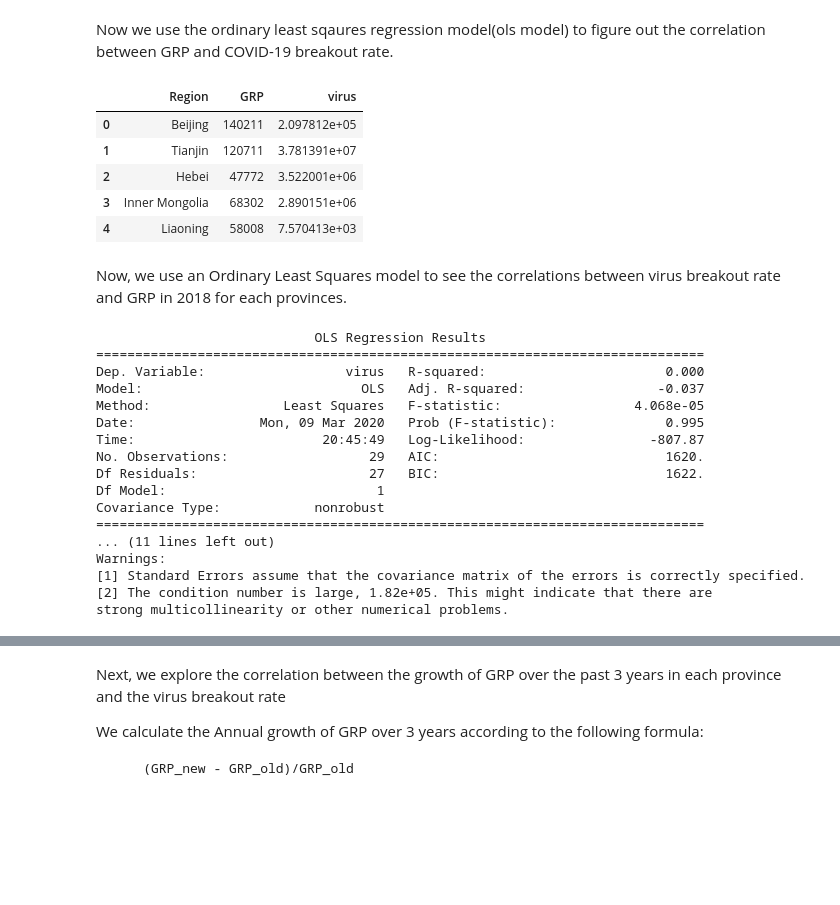
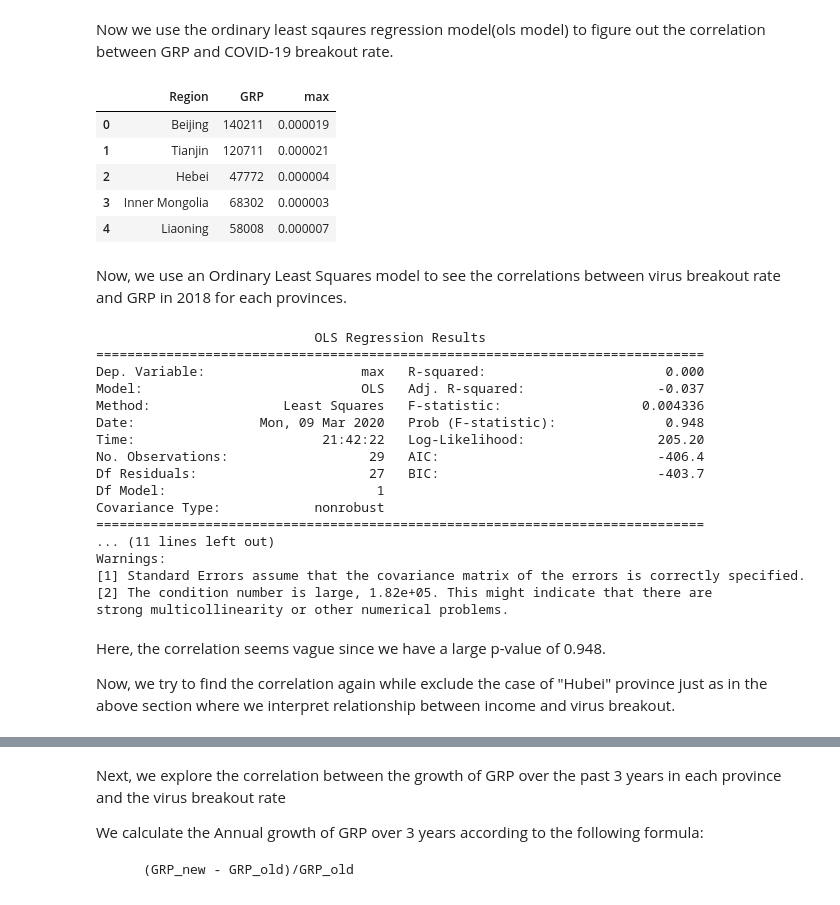
Before and after one commit to Alphaaaaabet/Regional-Economic-Status-and-COVID-19-Spread-Speed-in-China, a Jupyter notebook: FinalProject_group044.ipynb, the cells around one changed output, grey strips where cells are left out. Cells and saved outputs as stored; diff of their text form; code cells hidden in the pictures; blank space fills up the shorter version.

Commit message:
modified analyses on GRP vs. virus

```diff
--- a/FinalProject_group044.ipynb
+++ b/FinalProject_group044.ipynb
@@ -680,26 +632,26 @@ Now we use the ordinary least sqaures regression model(ols model) to figure out
 # %%
 #single out the GRP in 2018 for each province
 GRP_2018 = GRP[GRP.columns[:2]]
-#single out the virus breakout rate data that we're interested in
-virus = df[['Region','CAGR']]
+#rename max_infection_percentage's region column for later merge
+max_infection_percentage_1 = max_infection_percentage.rename(columns = {'Province/Region/City':'Region'})
 #merge virus breakout rate data with GRP dataframe by province
-GRP_virus = pd.merge(GRP_2018, virus, on = 'Region')
+GRP_virus = pd.merge(GRP_2018, max_infection_percentage_1, on = 'Region')
 #rename the columns to be more meaningful and easier for further analyses
 GRP_virus = GRP_virus.rename(columns = {'2018':'GRP'})
 GRP_virus = GRP_virus.rename(columns = {'CAGR':'virus'})
 GRP_virus.head()
 # %% [output]
-|  | Region | GRP | virus |
-| 0 | Beijing | 140211 | 2.097812e+05 |
-| 1 | Tianjin | 120711 | 3.781391e+07 |
-| 2 | Hebei | 47772 | 3.522001e+06 |
-| 3 | Inner Mongolia | 68302 | 2.890151e+06 |
-| 4 | Liaoning | 58008 | 7.570413e+03 |
+|  | Region | GRP | max |
+| 0 | Beijing | 140211 | 0.000019 |
+| 1 | Tianjin | 120711 | 0.000021 |
+| 2 | Hebei | 47772 | 0.000004 |
+| 3 | Inner Mongolia | 68302 | 0.000003 |
+| 4 | Liaoning | 58008 | 0.000007 |
 # %% [markdown]
 Now, we use an Ordinary Least Squares model to see the correlations between virus breakout rate and GRP in 2018 for each provinces.
 # %%
 #set up the outcome and what we use to predict using pasty
-outcome1, predictors1 = patsy.dmatrices('virus ~ GRP', GRP_virus)
+outcome1, predictors1 = patsy.dmatrices('max ~ GRP', GRP_virus)
 # Now use statsmodels to intialize an OLS linear model
 # This step initializes the model, and provides the data (but not actually compute the model)
 mod_GRP = sm.OLS(outcome1, predictors1)
@@ -710,13 +662,13 @@ print(res_GRP.summary())
 # %% [output]
                             OLS Regression Results
 ==============================================================================
-Dep. Variable:                  virus   R-squared:                       0.000
+Dep. Variable:                    max   R-squared:                       0.000
 Model:                            OLS   Adj. R-squared:                 -0.037
-Method:                 Least Squares   F-statistic:                 4.068e-05
-Date:                Mon, 09 Mar 2020   Prob (F-statistic):              0.995
-Time:                        20:45:49   Log-Likelihood:                -807.87
-No. Observations:                  29   AIC:                             1620.
-Df Residuals:                      27   BIC:                             1622.
+Method:                 Least Squares   F-statistic:                  0.004336
+Date:                Mon, 09 Mar 2020   Prob (F-statistic):              0.948
+Time:                        21:42:22   Log-Likelihood:                 205.20
+No. Observations:                  29   AIC:                            -406.4
+Df Residuals:                      27   BIC:                            -403.7
 Df Model:                           1
 Covariance Type:            nonrobust
 ==============================================================================
@@ -725,3 +677,7 @@ Warnings:
 [1] Standard Errors assume that the covariance matrix of the errors is correctly specified.
 [2] The condition number is large, 1.82e+05. This might indicate that there are
 strong multicollinearity or other numerical problems.
+# %% [markdown]
+Here, the correlation seems vague since we have a large p-value of 0.948.
+
+Now, we try to find the correlation again while exclude the case of "Hubei" province just as in the above section where we interpret relationship between income and virus breakout.
```
Also changed, not shown: parts of 27 cells of this notebook.
